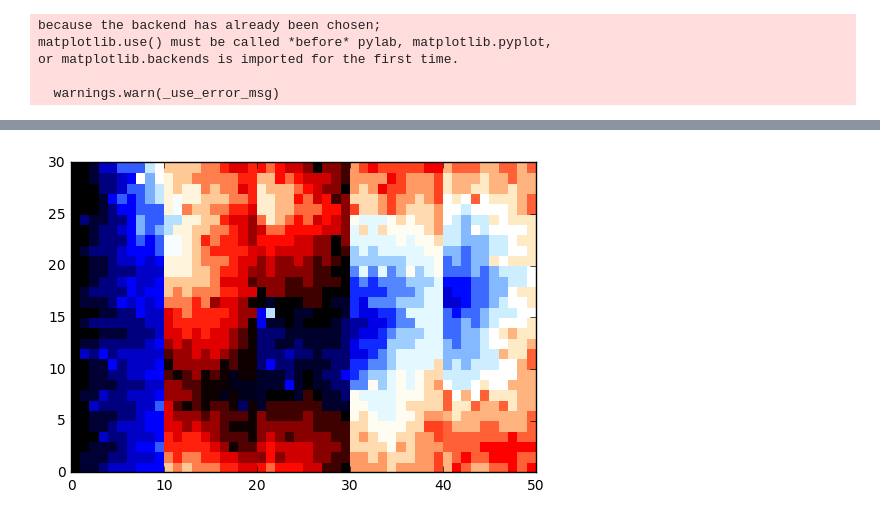
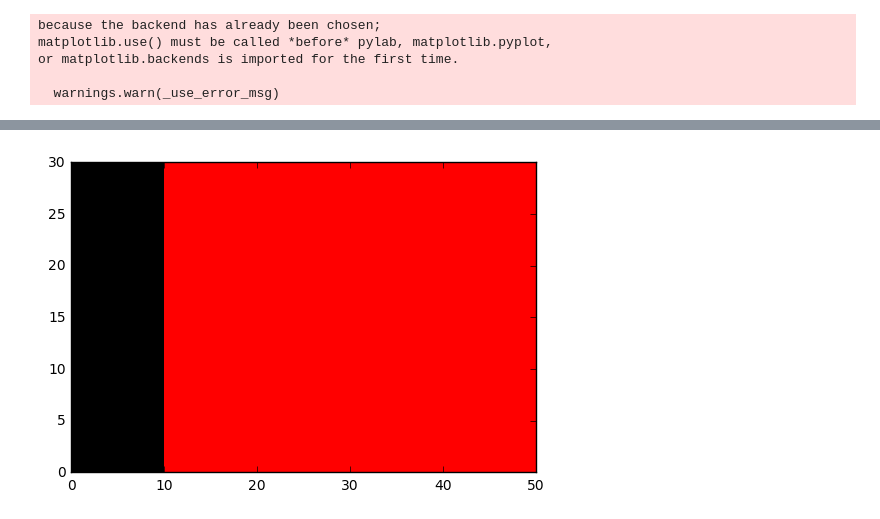
Before and after one commit to Wheele9/Petrdish-simulation, a Jupyter notebook: PetriDish.ipynb, the cells around one changed output, grey strips where cells are left out. Cells and saved outputs as stored; diff of their text form; code cells hidden in the pictures.

```diff
--- a/PetriDish.ipynb
+++ b/PetriDish.ipynb
@@ -193,10 +236,9 @@ Finished
 # %%
-import matplotlib.colors as colors
-norm=colors.PowerNorm(gamma=1) # LogNorm Normalize() PowerNorm(gamma=1./2.)
+# LogNorm Normalize() PowerNorm(gamma=1./2.)
 ## gamma ~.2 end is ok
 ## gamma ~1 middle is ok
-eColi.showAgeMap(cmap='flag', norm=norm)
+eColi.showAgeMap()
 #best cmap for this : flag, prism
 #'prism' 'rainbow' 'gnuplot' 'jet' 'nipy_spectral' 'flag' 'prism' 'Paired'
 # %% [output]
-[figure, old version]
+[figure, new version]
```
Also changed, not shown: parts of 10 cells of this notebook.
